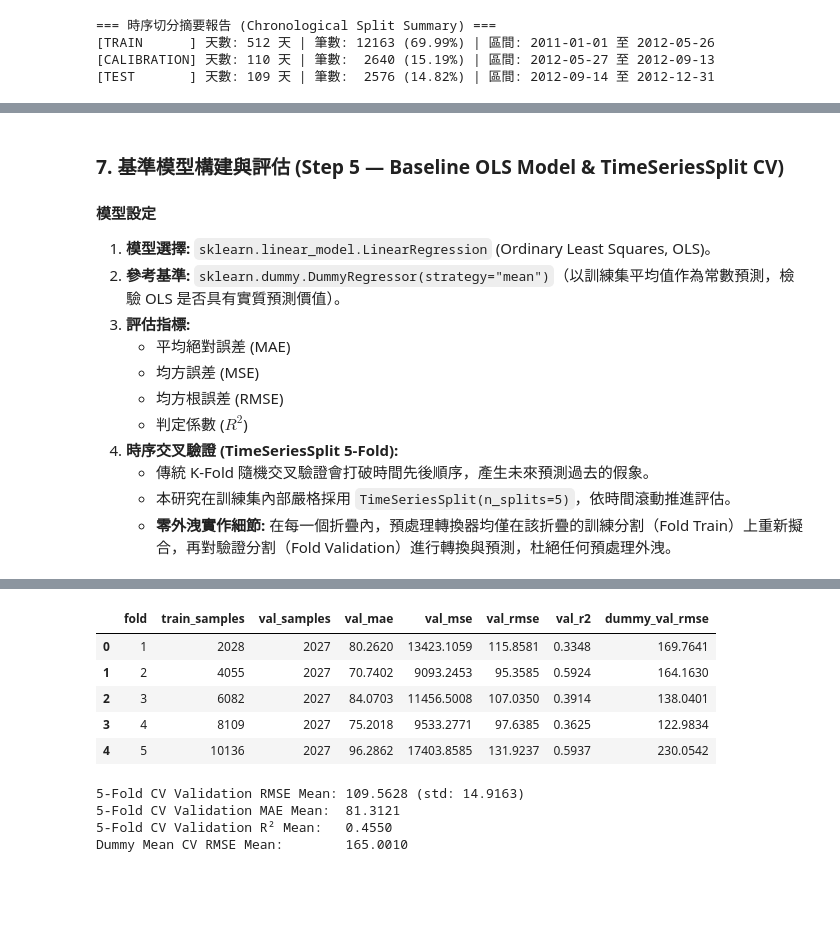
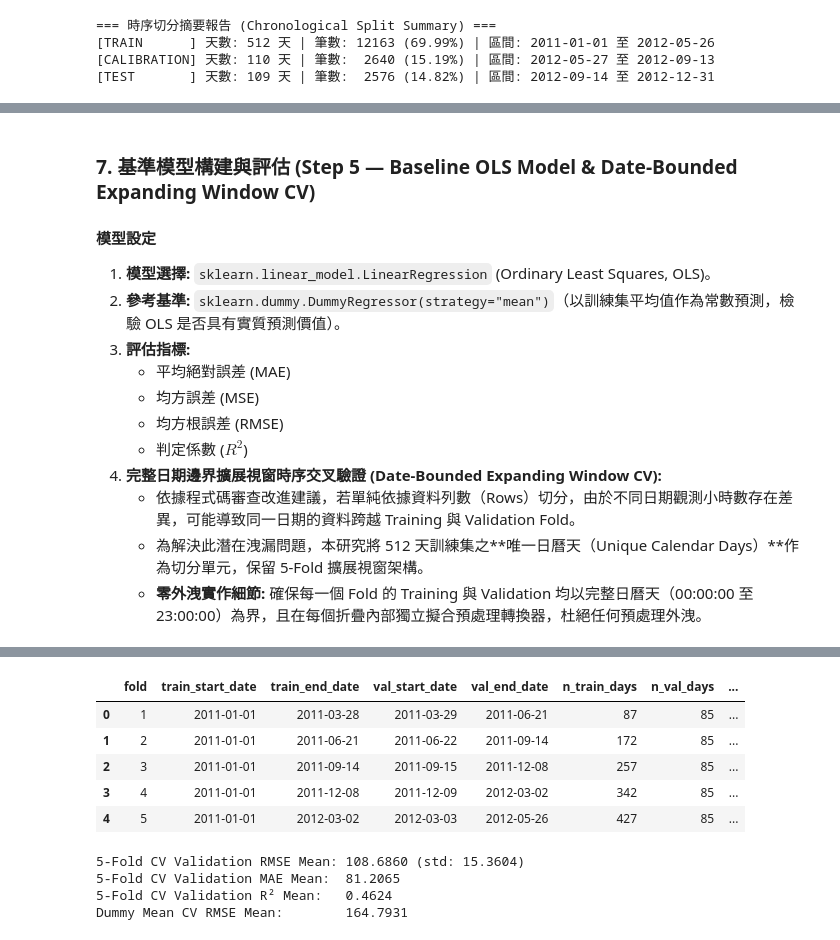
Before and after one commit to Augustine-723/AIoT_HW2, a Jupyter notebook: 7115093001_hw2/7115093001_hw2.ipynb, the cells around one changed output, grey strips where cells are left out. Saved outputs shown, nothing was run; the diff lists cells and outputs as text; code cells hidden in the pictures; blank space fills up the shorter version.

Commit message:
fix(hw2): apply Phase 1 code review improvements (date-bounded CV, empirical gap analysis, path handling)

```diff
--- a/7115093001_hw2/7115093001_hw2.ipynb
+++ b/7115093001_hw2/7115093001_hw2.ipynb
@@ -87,9 +97,13 @@ print(f"資料集維度: {n_rows} 列 (rows), {n_cols} 欄 (columns)")
 metadata = {
     "student_id": "7115093001",
     "research_title": "Predicting Hourly Bike Sharing Demand Using Multiple Linear Regression and Feature Selection",
-    "source_url": "https://archive.ics.uci.edu/dataset/275/bike+sharing+dataset",
+    "official_kaggle_url": "https://www.kaggle.com/datasets/marklvl/bike-sharing-dataset",
+    "original_source_url": "https://archive.ics.uci.edu/dataset/275/bike+sharing+dataset",
+    "active_data_source": "UCI Machine Learning Repository (Official primary source)",
     "filename": "hour.csv",
     "sha256_checksum": sha256_checksum,
+    "kaggle_verification_status": "待確認 (Pending direct download verification due to Kaggle API authentication requirement)",
+    "source_differences_notes": "本專案使用之 hour.csv 取自 UCI 官方壓縮檔（17,379 列，17 欄）。Kaggle marklvl/bike-sharing-dataset 為其轉載鏡像。因 Kaggle API 需憑證，標註為待比對；手動置入 Kaggle 檔案可直接驗證雜湊值。",
     "number_of_rows": int(n_rows),
     "number_of_columns": int(n_cols),
     "column_names": list(df_raw.columns),
@@ -469,5 +527,5 @@ print(f"已匯出特徵映射表至: {os.path.join(RESULTS_DIR, 'encoded_feature
 # %% [markdown]
-### 7. 基準模型構建與評估 (Step 5 — Baseline OLS Model & TimeSeriesSplit CV)
+### 7. 基準模型構建與評估 (Step 5 — Baseline OLS Model & Date-Bounded Expanding Window CV)
 #### 模型設定
 1. **模型選擇:** `sklearn.linear_model.LinearRegression` (Ordinary Least Squares, OLS)。
 2. **參考基準:** `sklearn.dummy.DummyRegressor(strategy="mean")`（以訓練集平均值作為常數預測，檢驗 OLS 是否具有實質預測價值）。
@@ -476,10 +534,10 @@ print(f"已匯出特徵映射表至: {os.path.join(RESULTS_DIR, 'encoded_feature
    - 均方誤差 (MSE)
    - 均方根誤差 (RMSE)
    - 判定係數 ($R^2$)
-4. **時序交叉驗證 (TimeSeriesSplit 5-Fold):**
-   - 傳統 K-Fold 隨機交叉驗證會打破時間先後順序，產生未來預測過去的假象。
-   - 本研究在訓練集內部嚴格採用 `TimeSeriesSplit(n_splits=5)`，依時間滾動推進評估。
-   - **零外洩實作細節:** 在每一個折疊內，預處理轉換器均僅在該折疊的訓練分割（Fold Train）上重新擬合，再對驗證分割（Fold Validation）進行轉換與預測，杜絕任何預處理外洩。
+4. **完整日期邊界擴展視窗時序交叉驗證 (Date-Bounded Expanding Window CV):**
+   - 依據程式碼審查改進建議，若單純依據資料列數（Rows）切分，由於不同日期觀測小時數存在差異，可能導致同一日期的資料跨越 Training 與 Validation Fold。
+   - 為解決此潛在洩漏問題，本研究將 512 天訓練集之**唯一日曆天（Unique Calendar Days）**作為切分單元，保留 5-Fold 擴展視窗架構。
+   - **零外洩實作細節:** 確保每一個 Fold 的 Training 與 Validation 均以完整日曆天（00:00:00 至 23:00:00）為界，且在每個折疊內部獨立擬合預處理轉換器，杜絕任何預處理外洩。
 # %%
 # 1. 訓練全訓練集 OLS 基準模型
 ols_pipeline = Pipeline(steps=[
@@ -502,18 +560,28 @@ dummy_pred = dummy_reg.predict(X_train)
 dummy_train_rmse = float(np.sqrt(mean_squared_error(y_train, dummy_pred)))
 
 print("=== 訓練集擬合評估 (Training Set Metrics) ===")
-print(f"OLS Baseline  -> MAE: {train_mae:.4f} | MSE: {train_mse:.4f} | RMSE: {train_rmse:.4f} | R²: {train_r2:.4f}")
+print(f"OLS Baseline   -> MAE: {train_mae:.4f} | MSE: {train_mse:.4f} | RMSE: {train_rmse:.4f} | R²: {train_r2:.4f}")
 print(f"Dummy Reg Mean -> RMSE: {dummy_train_rmse:.4f} | R²: {r2_score(y_train, dummy_pred):.4f}")
 
-# 2. TimeSeriesSplit 5-Fold 交叉驗證（每一折疊獨立擬合預處理，確保零外洩）
-tscv = TimeSeriesSplit(n_splits=5)
+# 2. 以完整日曆天為邊界之擴展視窗時序交叉驗證 (Date-Bounded Expanding Window 5-Fold CV)
+train_unique_dates = unique_days.iloc[:n_train_days].reset_index(drop=True)
+tscv_dates = TimeSeriesSplit(n_splits=5)
 cv_records = []
 
-for fold, (train_idx, val_idx) in enumerate(tscv.split(X_train), 1):
-    X_fold_tr, y_fold_tr = X_train.iloc[train_idx], y_train.iloc[train_idx]
-    X_fold_va, y_fold_va = X_train.iloc[val_idx], y_train.iloc[val_idx]
+for fold, (tr_date_idx, val_date_idx) in enumerate(tscv_dates.split(train_unique_dates), 1):
+    fold_tr_dates = set(train_unique_dates.iloc[tr_date_idx])
+    fold_val_dates = set(train_unique_dates.iloc[val_date_idx])
 
-    # 折疊內獨立管線
+    # 確保兩子集無跨日重疊
+    assert len(fold_tr_dates.intersection(fold_val_dates)) == 0, f"Fold {fold} 日期重疊！"
+
+    tr_mask = train_data['dteday'].isin(fold_tr_dates)
+    val_mask = train_data['dteday'].isin(fold_val_dates)
+
+    X_fold_tr, y_fold_tr = train_data.loc[tr_mask, all_predictors], train_data.loc[tr_mask, target_col]
+    X_fold_va, y_fold_va = train_data.loc[val_mask, all_predictors], train_data.loc[val_mask, target_col]
+
+    # 折疊內獨立管線擬合
     fold_preprocessor = ColumnTransformer(
         transformers=[
             ('cat', OneHotEncoder(handle_unknown='ignore', drop='first', sparse_output=False), categorical_features),
@@ -541,8 +609,14 @@ for fold, (train_idx, val_idx) in enumerate(tscv.split(X_train), 1):
 
     cv_records.append({
         "fold": fold,
-        "train_samples": len(X_fold_tr),
-        "val_samples": len(X_fold_va),
+        "train_start_date": str(train_unique_dates.iloc[tr_date_idx].min()),
+        "train_end_date": str(train_unique_dates.iloc[tr_date_idx].max()),
+        "val_start_date": str(train_unique_dates.iloc[val_date_idx].min()),
+        "val_end_date": str(train_unique_dates.iloc[val_date_idx].max()),
+        "n_train_days": int(len(fold_tr_dates)),
+        "n_val_days": int(len(fold_val_dates)),
+        "n_train_samples": int(len(X_fold_tr)),
+        "n_val_samples": int(len(X_fold_va)),
         "val_mae": round(fold_mae, 4),
         "val_mse": round(fold_mse, 4),
         "val_rmse": round(fold_rmse, 4),
@@ -559,8 +633,8 @@ cv_mae_mean = float(cv_df['val_mae'].mean())
 cv_r2_mean = float(cv_df['val_r2'].mean())
 dummy_cv_mean = float(cv_df['dummy_val_rmse'].mean())
 
-print("\n=== TimeSeriesSplit 5-Fold 交叉驗證結果 ===")
-display(cv_df)
+print("\n=== Date-Bounded Expanding Window 5-Fold 交叉驗證結果 ===")
+display(cv_df[['fold', 'train_start_date', 'train_end_date', 'val_start_date', 'val_end_date', 'n_train_days', 'n_val_days', 'val_mae', 'val_rmse', 'val_r2', 'dummy_val_rmse']])
 print(f"5-Fold CV Validation RMSE Mean: {cv_rmse_mean:.4f} (std: {cv_rmse_std:.4f})")
 print(f"5-Fold CV Validation MAE Mean:  {cv_mae_mean:.4f}")
 print(f"5-Fold CV Validation R² Mean:   {cv_r2_mean:.4f}")
@@ -579,12 +653,14 @@ baseline_summary = {
         "R2": train_r2
     },
     "dummy_mean_training_rmse": dummy_train_rmse,
-    "time_series_cv_5fold": {
+    "date_bounded_expanding_window_cv_5fold": {
+        "splits": 5,
         "validation_rmse_mean": cv_rmse_mean,
         "validation_rmse_std": cv_rmse_std,
         "validation_mae_mean": cv_mae_mean,
         "validation_r2_mean": cv_r2_mean,
-        "dummy_rmse_mean": dummy_cv_mean
+        "dummy_rmse_mean": dummy_cv_mean,
+        "split_methodology": "Expanding window cross-validation grouped by unique calendar dates (Zero date leakage across folds)"
     }
 }
 
@@ -599,13 +675,13 @@ Dummy Reg Mean -> RMSE: 152.5838 | R²: 0.0000
-|  | fold | train_samples | val_samples | val_mae | val_mse | val_rmse | val_r2 | dummy_val_rmse |
-| 0 | 1 | 2028 | 2027 | 80.2620 | 13423.1059 | 115.8581 | 0.3348 | 169.7641 |
-| 1 | 2 | 4055 | 2027 | 70.7402 | 9093.2453 | 95.3585 | 0.5924 | 164.1630 |
-| 2 | 3 | 6082 | 2027 | 84.0703 | 11456.5008 | 107.0350 | 0.3914 | 138.0401 |
-| 3 | 4 | 8109 | 2027 | 75.2018 | 9533.2771 | 97.6385 | 0.3625 | 122.9834 |
-| 4 | 5 | 10136 | 2027 | 96.2862 | 17403.8585 | 131.9237 | 0.5937 | 230.0542 |
+|  | fold | train_start_date | train_end_date | val_start_date | val_end_date | n_train_days | n_val_days | ... |
+| 0 | 1 | 2011-01-01 | 2011-03-28 | 2011-03-29 | 2011-06-21 | 87 | 85 | ... |
+| 1 | 2 | 2011-01-01 | 2011-06-21 | 2011-06-22 | 2011-09-14 | 172 | 85 | ... |
+| 2 | 3 | 2011-01-01 | 2011-09-14 | 2011-09-15 | 2011-12-08 | 257 | 85 | ... |
+| 3 | 4 | 2011-01-01 | 2011-12-08 | 2011-12-09 | 2012-03-02 | 342 | 85 | ... |
+| 4 | 5 | 2011-01-01 | 2012-03-02 | 2012-03-03 | 2012-05-26 | 427 | 85 | ... |
-5-Fold CV Validation RMSE Mean: 109.5628 (std: 14.9163)
-5-Fold CV Validation MAE Mean:  81.3121
-5-Fold CV Validation R² Mean:   0.4550
-Dummy Mean CV RMSE Mean:        165.0010
+5-Fold CV Validation RMSE Mean: 108.6860 (std: 15.3604)
+5-Fold CV Validation MAE Mean:  81.2065
+5-Fold CV Validation R² Mean:   0.4624
+Dummy Mean CV RMSE Mean:        164.7931
 # %% [markdown]
 ### 8. Phase 1 成果總結與後續規劃 (Phase 1 Summary & Next Steps)
 #### 核心成果審計摘要
```
Also changed, not shown: parts of 15 cells of this notebook, 9 other files.
